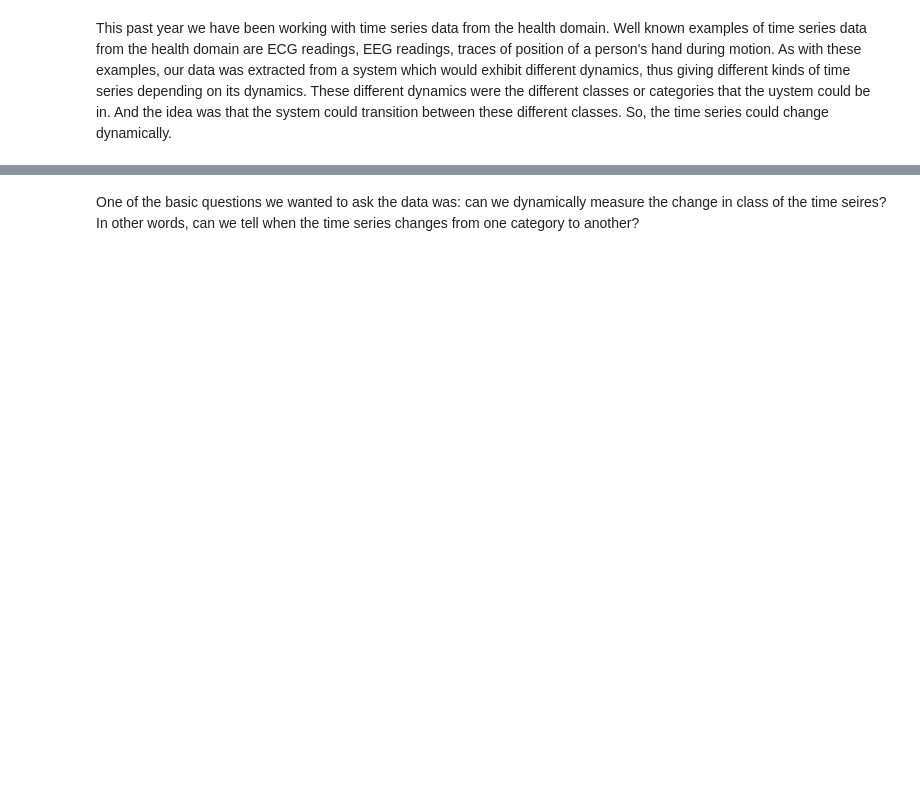
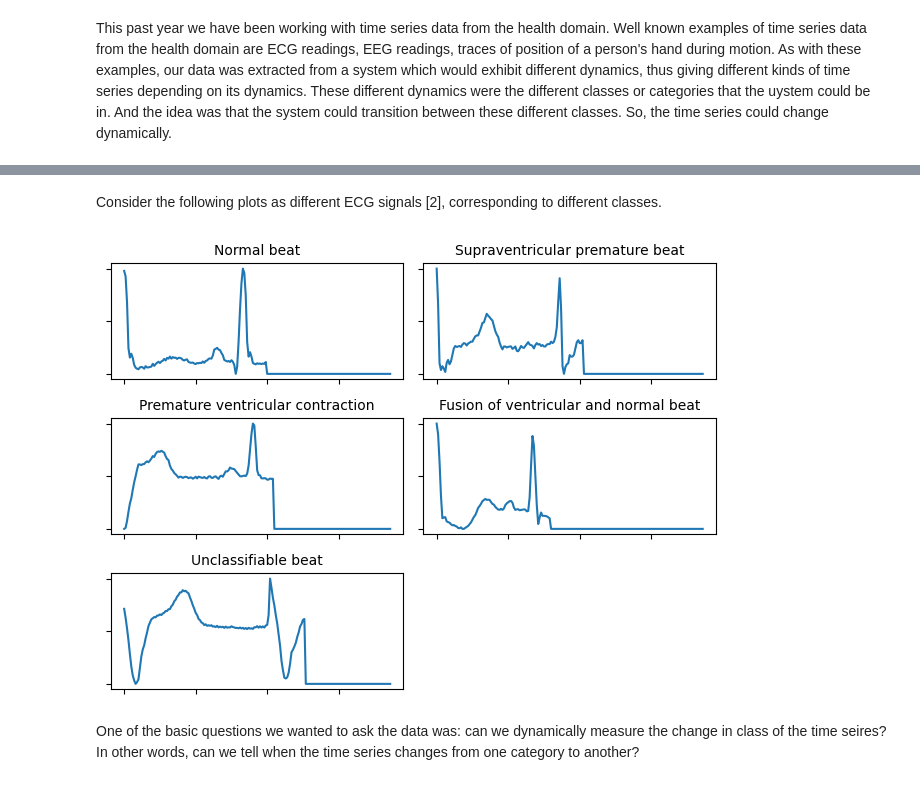
Before and after one commit to SoftCircuits-Labs/time-series-analysis, a Jupyter notebook: blog0/blog0.ipynb, the cells around one changed output, grey strips where cells are left out. Saved outputs shown, nothing was run; the diff lists cells and outputs as text; code cells hidden in the pictures; blank space fills up the shorter version.

```diff
--- a/blog0/blog0.ipynb
+++ b/blog0/blog0.ipynb
@@ -10,0 +7,2 @@ Consider the following illustration as an example of two distinct dynamics exhib
+# %% [markdown]
+Consider the following plots as different ECG signals [2], corresponding to different classes.
@@ -11,2 +12,28 @@ Consider the following illustration as an example of two distinct dynamics exhib
+# %%
+df_train = pd.read_csv("data/mitbih_train.csv", header=None)
+df_test = pd.read_csv("data/mitbih_test.csv", header=None)
+# %%
+labels = ['Normal beat','Supraventricular premature beat',
+            'Premature ventricular contraction','Fusion of ventricular and normal beat',
+            'Unclassifiable beat']
+# From [2]
+# %%
+fig = plt.figure()
+ax0 = fig.add_subplot(321)
+ax1 = fig.add_subplot(322)
+ax2 = fig.add_subplot(323)
+ax3 = fig.add_subplot(324)
+ax4 = fig.add_subplot(325)
+ax = [ax0, ax1, ax2, ax3, ax4]
+for ii in range(5):
+    ts = df_train[df_train[187]==ii].iloc[0].values[:187]
+    ax[ii].plot(ts)
+    ax[ii].set_title(labels[ii], fontsize=10)
+    ax[ii].set_xticklabels([])
+    ax[ii].set_yticklabels([])
+plt.tight_layout()
+plt.show()
+# %% [output]
+[figure, added]
 # %% [markdown]
 One of the basic questions we wanted to ask the data was: can we dynamically measure the change in class of the time seires? In other words, can we tell when the time series changes from one category to another?
```
Also changed, not shown: parts of 27 cells of this notebook, 1 other file.
